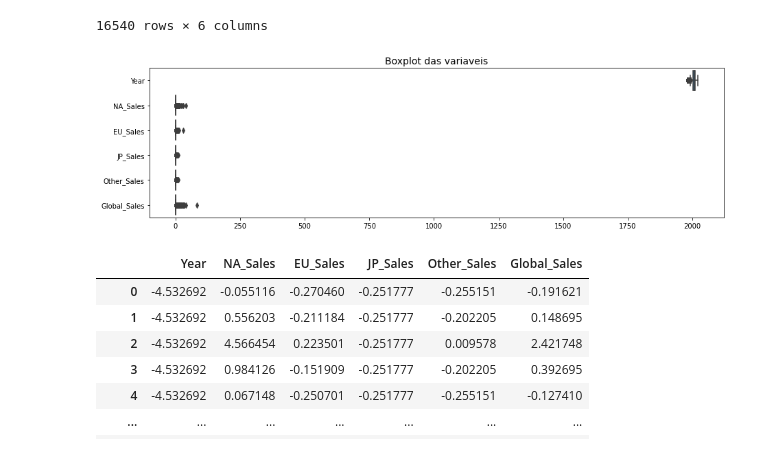
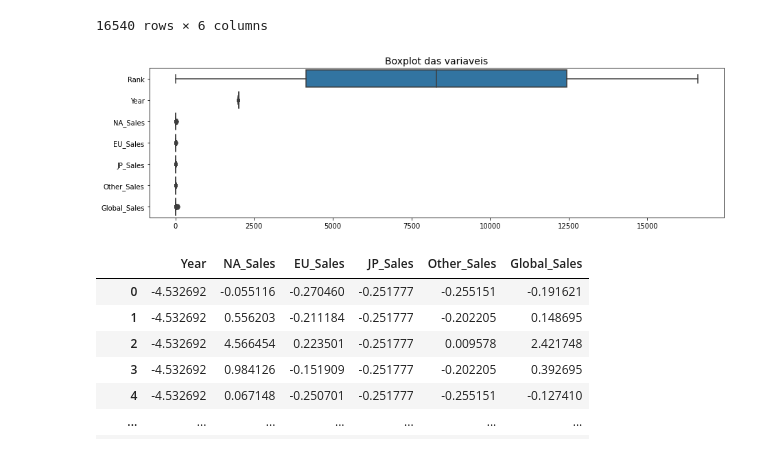
Before and after one commit to lgbongiolo/Video-Game-Sales, a Jupyter notebook: Video Games Sales .ipynb, the cells around one changed output. Cells and saved outputs as stored; diff of their text form; code cells hidden in the pictures.

```diff
--- a/Video Games Sales .ipynb
+++ b/Video Games Sales .ipynb
@@ -425,11 +581,11 @@ df_clean
 # %%
 # O mesmo seria válido para o boxplot
 
 plt.figure(figsize = (15, 4))
-sns.boxplot(data = df_clean, orient = "h").set_title("Boxplot das variaveis", fontsize = 14)
+sns.boxplot(data = df, orient = "h").set_title("Boxplot das variaveis", fontsize = 14)
 plt.show()
 # %% [output]
-[figure, old version]
+[figure, new version]
 # %%
 # Como o DBSCAN é sensível à dimensionalidade, vamos padronizar os dados
 
```
Also changed, not shown: parts of 29 cells of this notebook.
